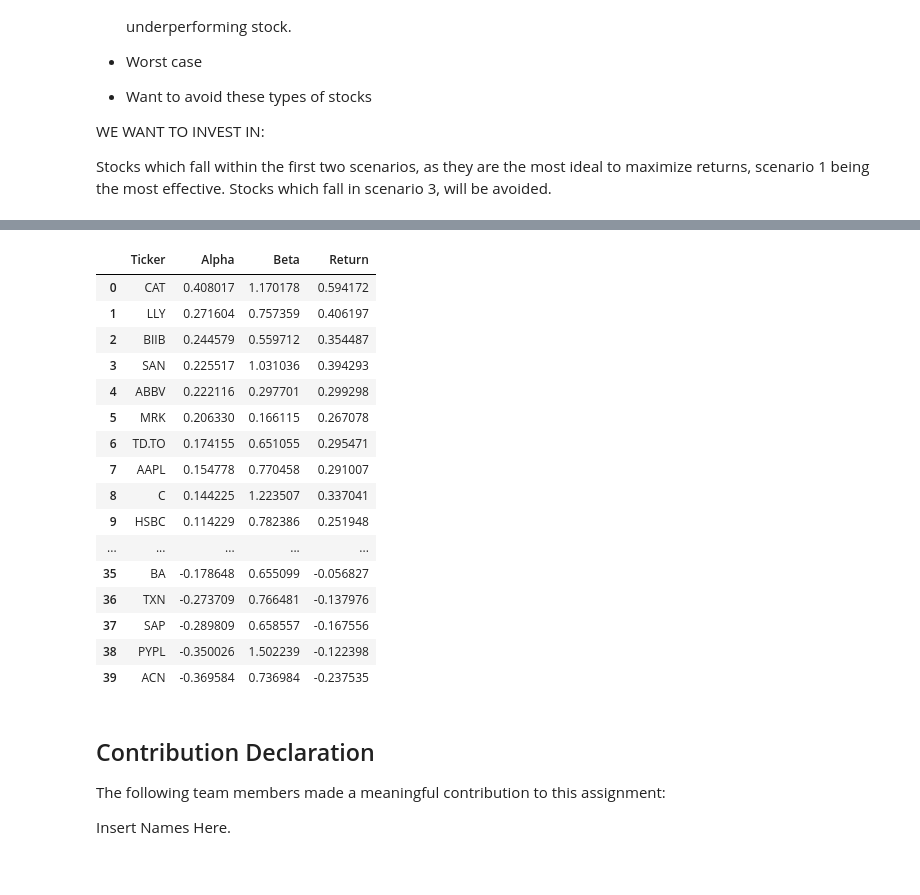
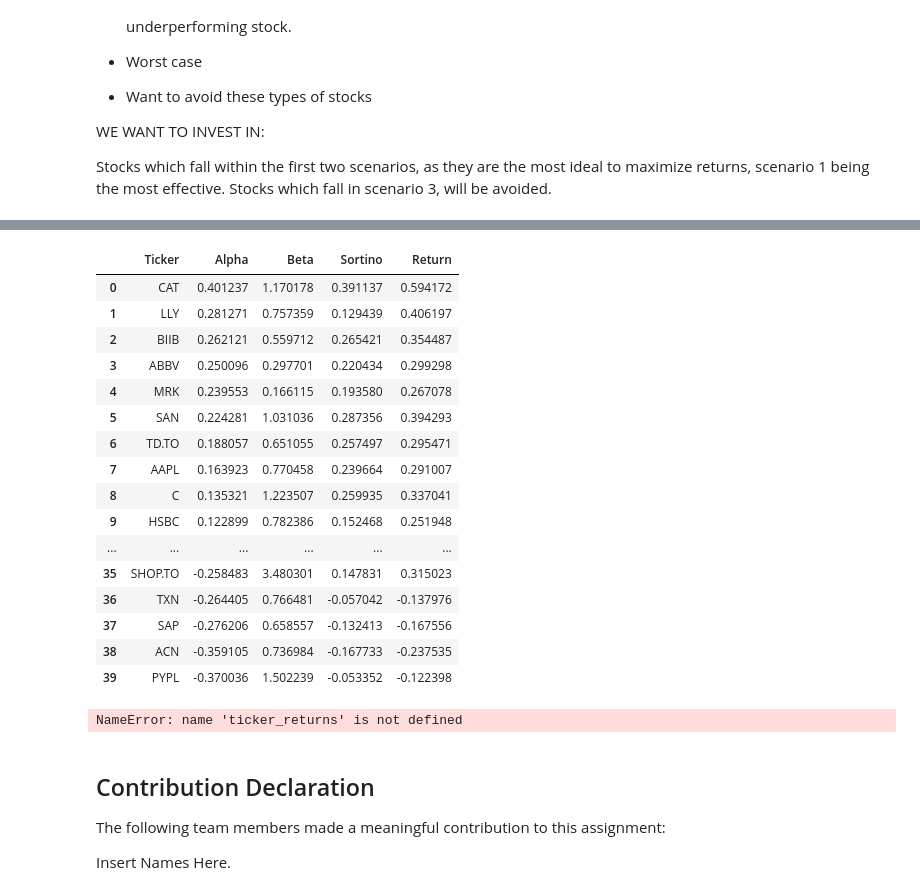
Before and after one commit to aadya-khanna/cfm-team-assignment, a Jupyter notebook: Team_14_Assignment.ipynb, the cells around one changed output, grey strips where cells are left out. Saved outputs shown, nothing was run; the diff lists cells and outputs as text; code cells hidden in the pictures.

Commit message:
added sharpe, sortino calculation with reasoning

```diff
--- a/Team_14_Assignment.ipynb
+++ b/Team_14_Assignment.ipynb
@@ -307,6 +305,33 @@ def calc_alpha(portfolio_return, risk_free_rate, expected_market_return, portfol
     tick_alpha_calculation = portfolio_return - (risk_free_rate + (portfolio_beta * (expected_market_return-risk_free_rate)))
 
     return tick_alpha_calculation
+
+# calculating sharpe ratio
+# sharpe ratio of a stock is = (Rp - Rf) / σp
+# Good sharpe ratio > 1: indicates good risk-adjusted performance
+# Average sharpe ratio ~ 0.5 - 1: indicates moderate risk-adjusted performance
+# Poor sharpe ratio < 0.5: indicates poor risk-adjusted performance
+# if ticker_returns are daily, then risk free has to be daily as well
+def calc_sharpe(ticker_returns, risk_free_rate):
+    std = ticker_returns.std()
+    mean_return = ticker_returns.mean()
+    sharpe_ratio = (mean_return - risk_free_rate) / std
+    return sharpe_ratio
+
+# calculating sortino ratio
+# sortino ratio = (Rp - Rf) / σd when σd is the standard deviation of negative asset returns
+# sortino ratio focuses only on downside volatility which helps eliminate
+# the risk of downside movements in asset prices
+# Intuitively good return per unit of bad volatility
+# Good sortino ratio > 0: good risk-adjusted performance with low downside
+# Zero sortino ratio = 0: no excess return relative to downside risk
+# Low sortino ratio < 0: poor risk-adjusted performance with high downside risk
+
+def calc_sortino(ticker_returns, risk_free_rate):
+    downside_dev = ticker_returns[ticker_returns < 0].std()
+    mean_return = ticker_returns.mean()
+    sortino_ratio = (mean_return - risk_free_rate) / downside_dev
+    return sortino_ratio
 # %%
 sp500_aligned, tsx_aligned = sp500.align(tsx, join='inner')
 
@@ -314,7 +339,7 @@ sp500_aligned, tsx_aligned = sp500.align(tsx, join='inner')
 benchmark_prices = (sp500_aligned + tsx_aligned) / 2
 benchmark_returns = benchmark_prices.pct_change().dropna()
 
-risk_free_rate = 0.04
+risk_free_rate = 0.04 / 252  # Daily risk-free rate assuming 4% annual
 market_actual_return = (benchmark_prices.iloc[-1] / benchmark_prices.iloc[0]) - 1
 
 ## Will build loop though stock_data[] and as it goes through each ticker we can calculate the relevant metrics for those tickers
@@ -331,15 +356,18 @@ for ticker in tickers_list:
     stock_actual_return = (stock_close.iloc[-1] / stock_close.iloc[0]) - 1
     alpha = calc_alpha(stock_actual_return, risk_free_rate, market_actual_return, beta)
 
+    sortino = calc_sortino(stock_returns, risk_free_rate)
+
     # Append to results list
     alpha_results.append({
         'Ticker': ticker,
         'Alpha': alpha,
         'Beta': beta,
+        'Sortino': sortino,
         'Return': stock_actual_return
     })
 
-    print(f"✓ {ticker}: Alpha={alpha:.4f}, Beta={beta:.2f}")
+    print(f"✓ {ticker}: Alpha={alpha:.4f}, Beta={beta:.2f}, Sortino={sortino:.2f}")
 
 # Convert to DataFrame
 results_df = pd.DataFrame(alpha_results)
@@ -370,22 +398,22 @@ results_df
 
 === Top Stocks by Alpha ===
-|  | Ticker | Alpha | Beta | Return |
-| 0 | CAT | 0.408017 | 1.170178 | 0.594172 |
-| 1 | LLY | 0.271604 | 0.757359 | 0.406197 |
-| 2 | BIIB | 0.244579 | 0.559712 | 0.354487 |
-| 3 | SAN | 0.225517 | 1.031036 | 0.394293 |
-| 4 | ABBV | 0.222116 | 0.297701 | 0.299298 |
-| 5 | MRK | 0.206330 | 0.166115 | 0.267078 |
-| 6 | TD.TO | 0.174155 | 0.651055 | 0.295471 |
-| 7 | AAPL | 0.154778 | 0.770458 | 0.291007 |
-| 8 | C | 0.144225 | 1.223507 | 0.337041 |
-| 9 | HSBC | 0.114229 | 0.782386 | 0.251948 |
-| ... | ... | ... | ... | ... |
-| 35 | BA | -0.178648 | 0.655099 | -0.056827 |
-| 36 | TXN | -0.273709 | 0.766481 | -0.137976 |
-| 37 | SAP | -0.289809 | 0.658557 | -0.167556 |
-| 38 | PYPL | -0.350026 | 1.502239 | -0.122398 |
-| 39 | ACN | -0.369584 | 0.736984 | -0.237535 |
+|  | Ticker | Alpha | Beta | Sortino | Return |
+| 0 | CAT | 0.401237 | 1.170178 | 0.391137 | 0.594172 |
+| 1 | LLY | 0.281271 | 0.757359 | 0.129439 | 0.406197 |
+| 2 | BIIB | 0.262121 | 0.559712 | 0.265421 | 0.354487 |
+| 3 | ABBV | 0.250096 | 0.297701 | 0.220434 | 0.299298 |
+| 4 | MRK | 0.239553 | 0.166115 | 0.193580 | 0.267078 |
+| 5 | SAN | 0.224281 | 1.031036 | 0.287356 | 0.394293 |
+| 6 | TD.TO | 0.188057 | 0.651055 | 0.257497 | 0.295471 |
+| 7 | AAPL | 0.163923 | 0.770458 | 0.239664 | 0.291007 |
+| 8 | C | 0.135321 | 1.223507 | 0.259935 | 0.337041 |
+| 9 | HSBC | 0.122899 | 0.782386 | 0.152468 | 0.251948 |
+| ... | ... | ... | ... | ... | ... |
+| 35 | SHOP.TO | -0.258483 | 3.480301 | 0.147831 | 0.315023 |
+| 36 | TXN | -0.264405 | 0.766481 | -0.057042 | -0.137976 |
+| 37 | SAP | -0.276206 | 0.658557 | -0.132413 | -0.167556 |
+| 38 | ACN | -0.359105 | 0.736984 | -0.167733 | -0.237535 |
+| 39 | PYPL | -0.370036 | 1.502239 | -0.053352 | -0.122398 |
 # %%
 alpha_tickers = []
 
@@ -423,6 +451,8 @@ while len(alpha_tickers) > 0:
 
 
 #so now sorted_alpha_tickers is a list of tickers sorted high to low by alpha
+# %% [output]
+NameError: name 'ticker_returns' is not defined
 # %% [markdown]
 ## Contribution Declaration
 
```
Also changed, not shown: parts of 2 cells of this notebook.
